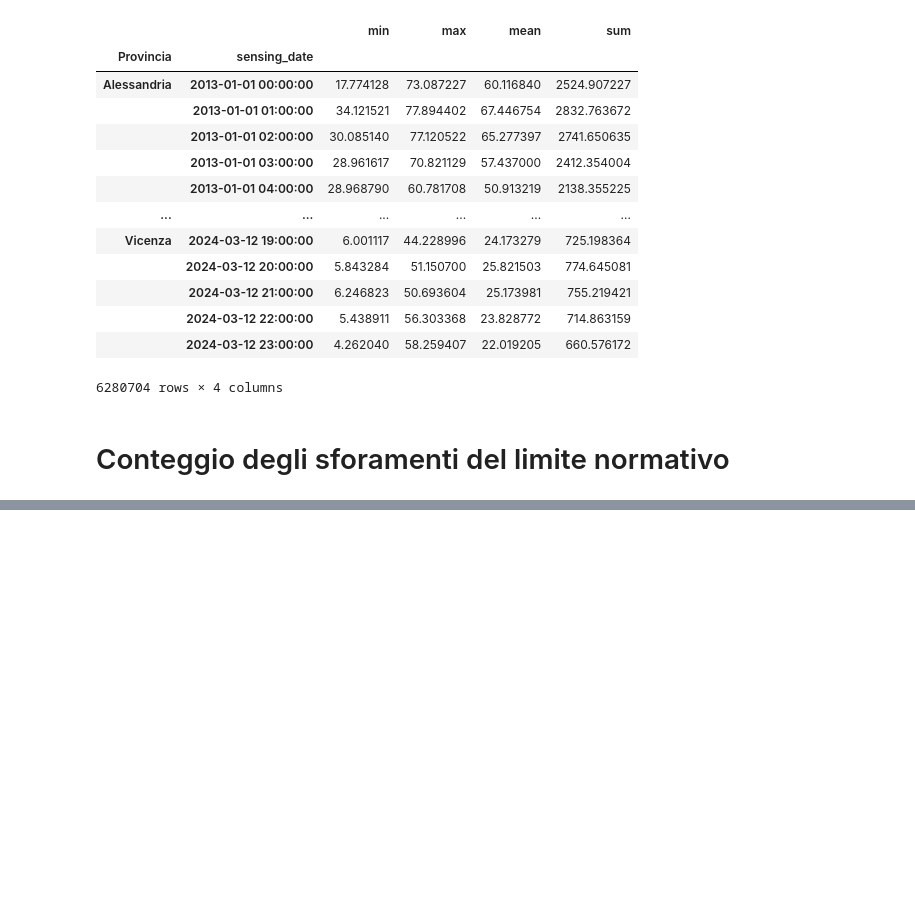
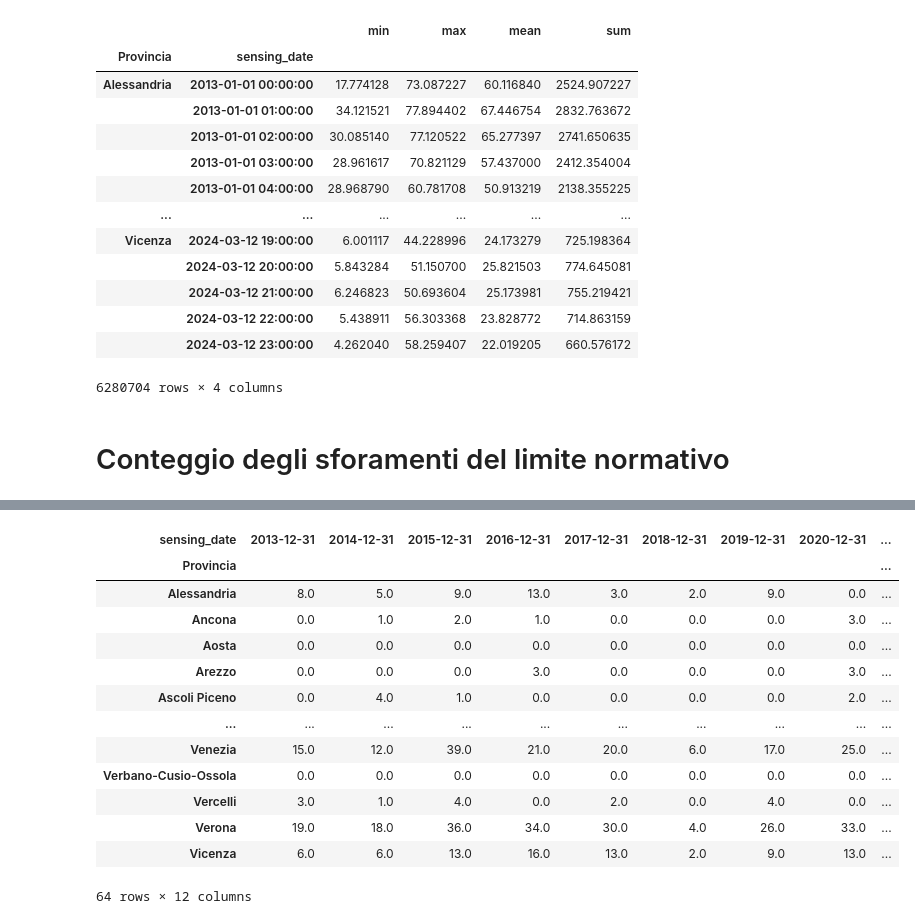
Before and after one commit to MaxDragonheart/PyGIS-Blog, a Jupyter notebook: notebooks/2024/05/01/inquinamento_nord_italia.ipynb, the cells around one changed output, grey strips where cells are left out. Cells and saved outputs as stored; diff of their text form; code cells hidden in the pictures; blank space fills up the shorter version.

```diff
--- a/notebooks/2024/05/01/inquinamento_nord_italia.ipynb
+++ b/notebooks/2024/05/01/inquinamento_nord_italia.ipynb
@@ -200,3 +196,21 @@ Wall time: 5.64 s
 6280704 rows × 4 columns
 # %% [markdown]
 # Conteggio degli sforamenti del limite normativo
+# %%
+%%time
+# Calculate daily mean
+target_stat_count = 'mean'
+daily_mean = combined_ddf
+daily_mean = daily_mean.groupby(['Provincia', pd.Grouper(level='sensing_date', freq='D')])[target_stat_count].mean()
+daily_mean_df = pd.DataFrame(daily_mean)
+
+# Count over limit
+target_column_name = 'over_limit'
+
+count_over_limit = daily_mean_df.loc[daily_mean_df[target_stat_count] >= 50].copy()
+count_over_limit[target_column_name] = 1
+count_over_limit.drop(columns=[target_stat_count], inplace=True)
+count_over_limit = count_over_limit.groupby(['Provincia', pd.Grouper(level='sensing_date', freq='YE', dropna=False)])[target_column_name].sum()
+over_limit_df = pd.DataFrame(count_over_limit)
+
+over_limit_df
@@ -202,0 +234,7 @@ Wall time: 5.64 s
+# %%
+%%time
+pivot_over_limit_df = over_limit_df.pivot_table(index='Provincia', columns='sensing_date', values=target_column_name)
+pivot_over_limit_df.fillna(0, inplace=True)
+
+pivot_over_limit_df
+# %% [output]
@@ -202,0 +243,14 @@ Wall time: 5.64 s
+| sensing_date | 2013-12-31 | 2014-12-31 | 2015-12-31 | 2016-12-31 | 2017-12-31 | 2018-12-31 | 2019-12-31 | 2020-12-31 | ... |
+| Provincia |  |  |  |  |  |  |  |  | ... |
+| Alessandria | 8.0 | 5.0 | 9.0 | 13.0 | 3.0 | 2.0 | 9.0 | 0.0 | ... |
+| Ancona | 0.0 | 1.0 | 2.0 | 1.0 | 0.0 | 0.0 | 0.0 | 3.0 | ... |
+| Aosta | 0.0 | 0.0 | 0.0 | 0.0 | 0.0 | 0.0 | 0.0 | 0.0 | ... |
+| Arezzo | 0.0 | 0.0 | 0.0 | 3.0 | 0.0 | 0.0 | 0.0 | 3.0 | ... |
+| Ascoli Piceno | 0.0 | 4.0 | 1.0 | 0.0 | 0.0 | 0.0 | 0.0 | 2.0 | ... |
+| ... | ... | ... | ... | ... | ... | ... | ... | ... | ... |
+| Venezia | 15.0 | 12.0 | 39.0 | 21.0 | 20.0 | 6.0 | 17.0 | 25.0 | ... |
+| Verbano-Cusio-Ossola | 0.0 | 0.0 | 0.0 | 0.0 | 0.0 | 0.0 | 0.0 | 0.0 | ... |
+| Vercelli | 3.0 | 1.0 | 4.0 | 0.0 | 2.0 | 0.0 | 4.0 | 0.0 | ... |
+| Verona | 19.0 | 18.0 | 36.0 | 34.0 | 30.0 | 4.0 | 26.0 | 33.0 | ... |
+| Vicenza | 6.0 | 6.0 | 13.0 | 16.0 | 13.0 | 2.0 | 9.0 | 13.0 | ... |
+64 rows × 12 columns
```
Also changed, not shown: parts of 4 cells of this notebook, 1 other file.
